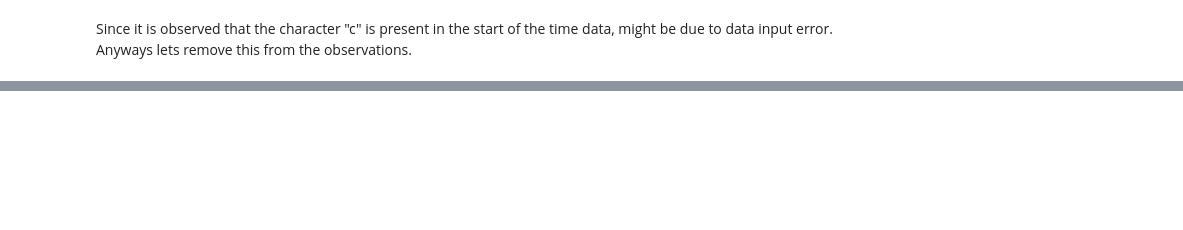
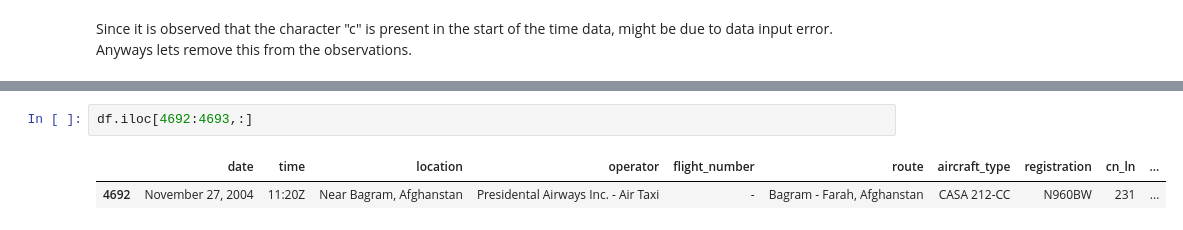
Before and after one commit to budhajitRoy/Plane-Crash-Data-Exploration, a Jupyter notebook: Plane Crash Data Exploration and Analysis.ipynb, the cells around one changed output, grey strips where cells are left out. Drawn from its saved outputs; the diff is of its cells as text; blank space fills up the shorter version.

```diff
--- a/Plane Crash Data Exploration and Analysis.ipynb
+++ b/Plane Crash Data Exploration and Analysis.ipynb
@@ -354,0 +425,5 @@ test_df.sample(5)
+# %%
+df.iloc[4692:4693,:]
+# %% [output]
+|  | date | time | location | operator | flight_number | route | aircraft_type | registration | cn_ln | ... |
+| 4692 | November 27, 2004 | 11:20Z | Near Bagram, Afghanstan | Presidental Airways Inc. - Air Taxi | - | Bagram - Farah, Afghanstan | CASA 212-CC | N960BW | 231 | ... |
```
Also changed, not shown: parts of 19 cells of this notebook.
